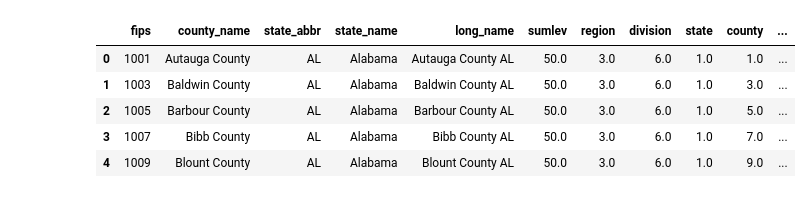
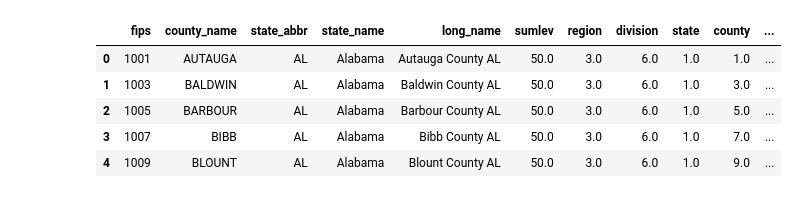
Before and after one commit to ShiningYang0207/opioid-control-policy, a Jupyter notebook: preet_data_cleaning.ipynb, the cells around one changed output. Cells and saved outputs as stored; diff of their text form; code cells hidden in the pictures.

```diff
--- a/preet_data_cleaning.ipynb
+++ b/preet_data_cleaning.ipynb
@@ -5,11 +6,14 @@ from fastparquet import ParquetFile
 # %%
 fips = pd.read_csv("https://raw.githubusercontent.com/kjhealy/fips-codes/master/county_fips_master.csv", encoding="ISO-8859-1")
 
+fips['county_name']= fips['county_name'].str[:-7]
+fips['county_name']= fips['county_name'].str.upper()
+
 fips.head()
 # %% [output]
 |  | fips | county_name | state_abbr | state_name | long_name | sumlev | region | division | state | county | ... |
-| 0 | 1001 | Autauga County | AL | Alabama | Autauga County AL | 50.0 | 3.0 | 6.0 | 1.0 | 1.0 | ... |
-| 1 | 1003 | Baldwin County | AL | Alabama | Baldwin County AL | 50.0 | 3.0 | 6.0 | 1.0 | 3.0 | ... |
-| 2 | 1005 | Barbour County | AL | Alabama | Barbour County AL | 50.0 | 3.0 | 6.0 | 1.0 | 5.0 | ... |
-| 3 | 1007 | Bibb County | AL | Alabama | Bibb County AL | 50.0 | 3.0 | 6.0 | 1.0 | 7.0 | ... |
-| 4 | 1009 | Blount County | AL | Alabama | Blount County AL | 50.0 | 3.0 | 6.0 | 1.0 | 9.0 | ... |
+| 0 | 1001 | AUTAUGA | AL | Alabama | Autauga County AL | 50.0 | 3.0 | 6.0 | 1.0 | 1.0 | ... |
+| 1 | 1003 | BALDWIN | AL | Alabama | Baldwin County AL | 50.0 | 3.0 | 6.0 | 1.0 | 3.0 | ... |
+| 2 | 1005 | BARBOUR | AL | Alabama | Barbour County AL | 50.0 | 3.0 | 6.0 | 1.0 | 5.0 | ... |
+| 3 | 1007 | BIBB | AL | Alabama | Bibb County AL | 50.0 | 3.0 | 6.0 | 1.0 | 7.0 | ... |
+| 4 | 1009 | BLOUNT | AL | Alabama | Blount County AL | 50.0 | 3.0 | 6.0 | 1.0 | 9.0 | ... |
```
Also changed, not shown: parts of 12 cells of this notebook.
